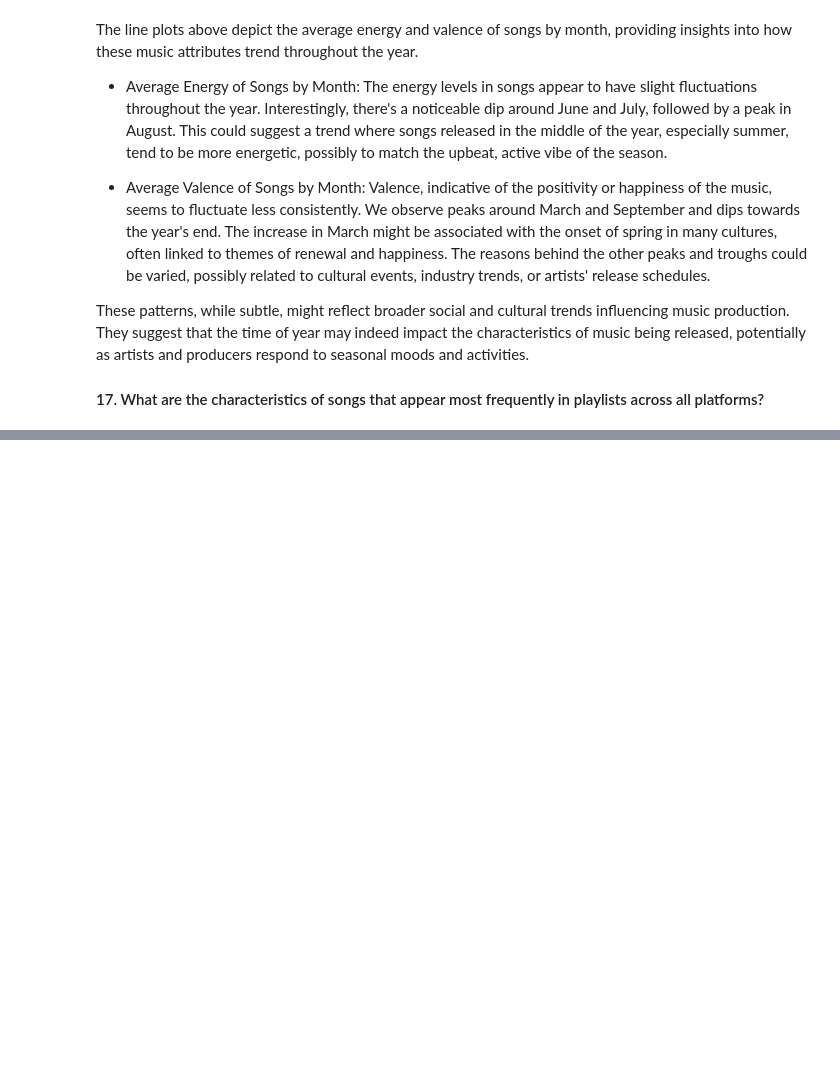
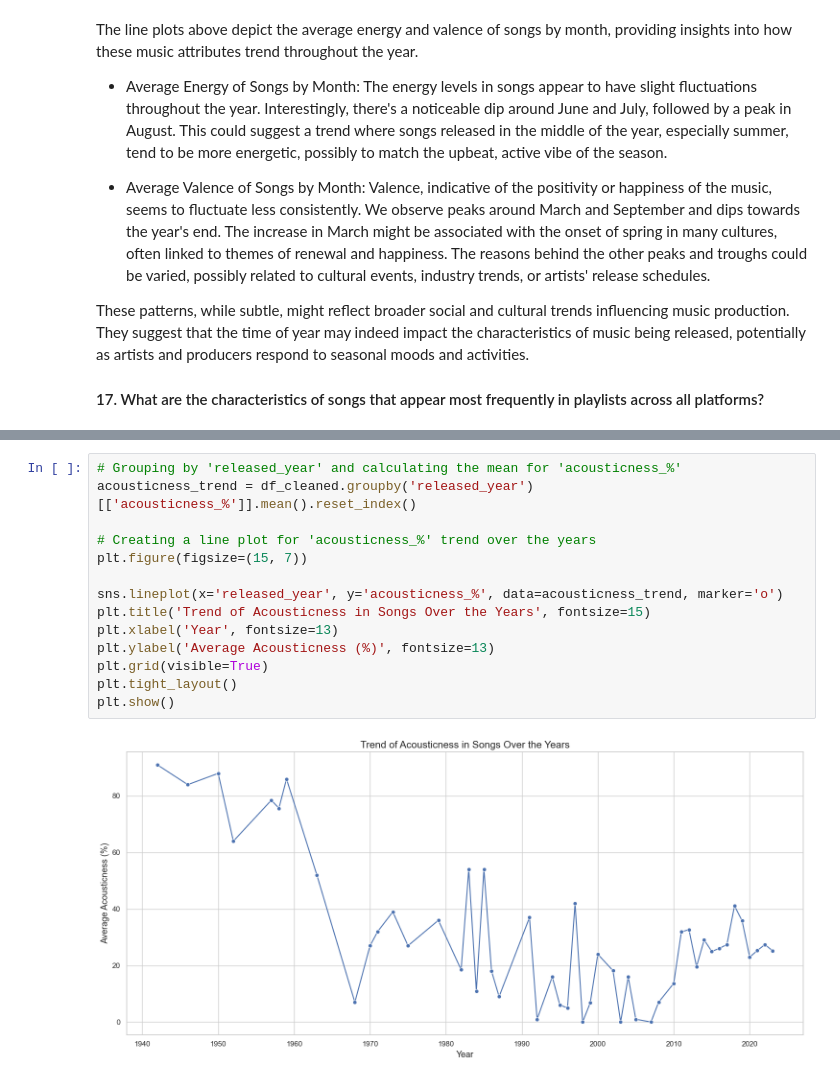
Before and after one commit to diogo-costa-silva/data-science-notebooks, a Jupyter notebook: most-stremed-spotify-2023-analysis/spotify-2023-analysis.ipynb, the cells around one changed output, grey strips where cells are left out. Cells and saved outputs as stored; diff of their text form; blank space fills up the shorter version.

```diff
--- a/most-stremed-spotify-2023-analysis/spotify-2023-analysis.ipynb
+++ b/most-stremed-spotify-2023-analysis/spotify-2023-analysis.ipynb
@@ -1486,0 +1649,16 @@ Various modeling techniques are selected and applied, and their parameters are c
+# %%
+# Grouping by 'released_year' and calculating the mean for 'acousticness_%'
+acousticness_trend = df_cleaned.groupby('released_year')[['acousticness_%']].mean().reset_index()
+
+# Creating a line plot for 'acousticness_%' trend over the years
+plt.figure(figsize=(15, 7))
+
+sns.lineplot(x='released_year', y='acousticness_%', data=acousticness_trend, marker='o')
+plt.title('Trend of Acousticness in Songs Over the Years', fontsize=15)
+plt.xlabel('Year', fontsize=13)
+plt.ylabel('Average Acousticness (%)', fontsize=13)
+plt.grid(visible=True)
+plt.tight_layout()
+plt.show()
+# %% [output]
+[figure, added]
```
Also changed, not shown: parts of 23 cells of this notebook.
